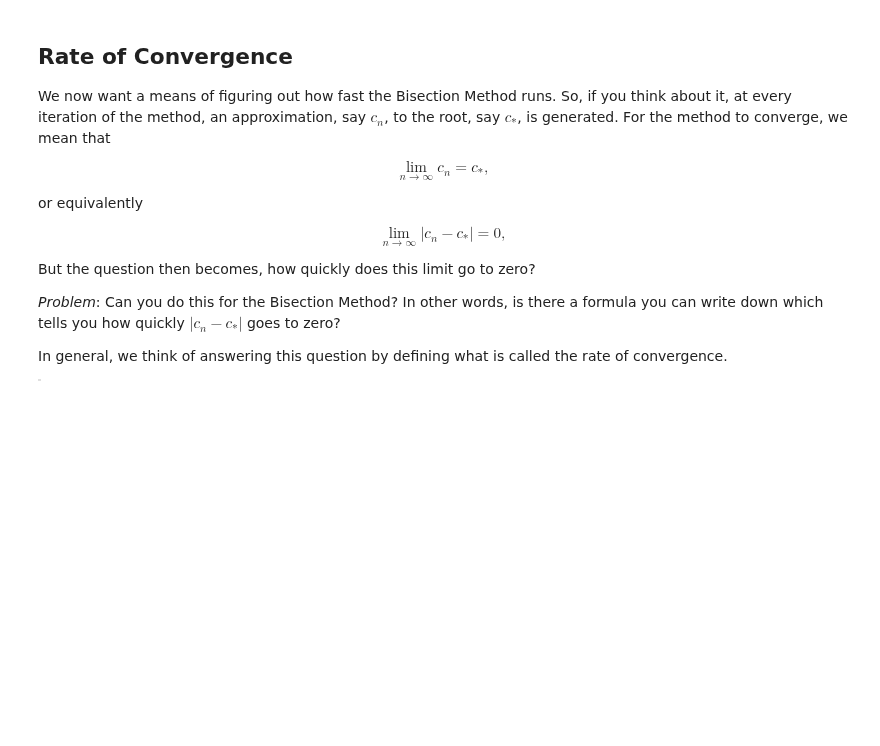
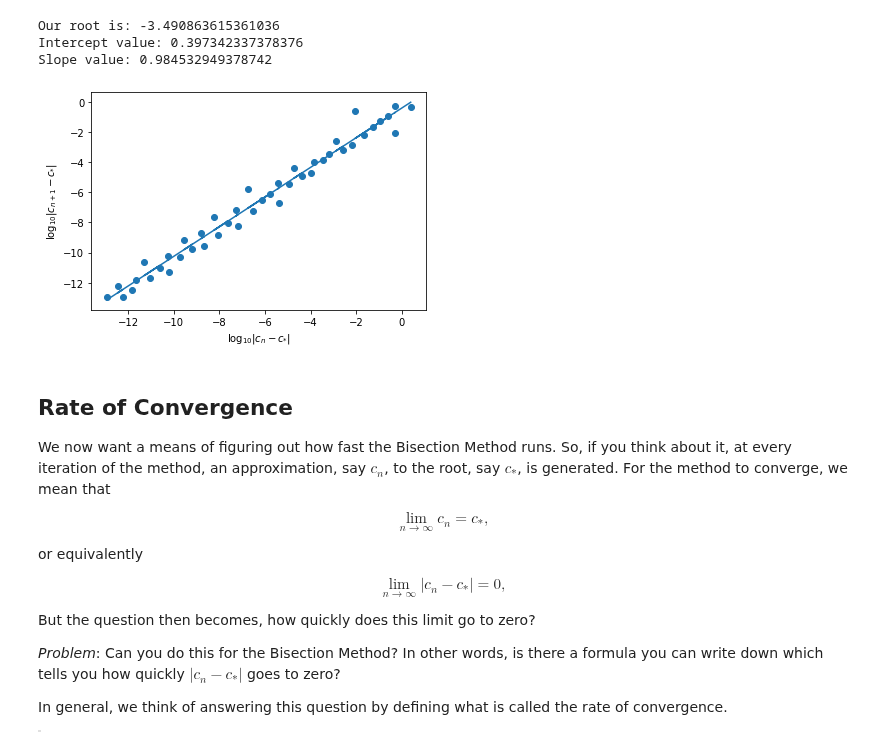
Before and after one commit to cwcurtis/Math-340-Notebooks, a Jupyter notebook: Lectures/Course_Lectures/Lecture_Six_Root_Finding.ipynb, the cells around one changed output. Cells and saved outputs as stored; diff of their text form; code cells hidden in the pictures; blank space fills up the shorter version.

```diff
--- a/Lectures/Course_Lectures/Lecture_Six_Root_Finding.ipynb
+++ b/Lectures/Course_Lectures/Lecture_Six_Root_Finding.ipynb
@@ -26,22 +26,39 @@ The sign change ensures that there is some point $c \in (a,b)$ such that $f(c)=0
 # %%
 def bisec_method(a,b,f,tol):
     fa,fb = f(a),f(b)
-    if #you put code here:
-        c = #you put code here
+    if fa*fb<0:
+        c = (a+b)/2.
         capproxs = np.array([c]) # build an array to record the estimates we make for the root
         fc = f(c)
-        while #and you put a whole lot of code here:
-            if :
-                #
+        while np.abs(fc)>=tol:
+            if fa*fc<0:
+                b = c
             else:
-                #
-                #
-            #
+                fa = fc
+                a = c
+
+            c = (a+b)/2.
+            fc = f(c)
             capproxs = np.append(capproxs,c)
 
-        print "Our root is: %1.15f" %c
+        # print("Our root is: %1.15f" %c)
+        return capproxs
     else:
-        print "Cannot ensure existence of root."
+        print("Cannot ensure existence of root.")
+# %%
+def rate_of_conv(capproxs):
+    tterms = capproxs.size
+    cstar = capproxs[tterms-1]
+    cnp1 = np.log10(np.abs(capproxs[1:tterms-1]-cstar))
+    cn = np.log10(np.abs(capproxs[0:tterms-2]-cstar))
+    ftprms = np.polyfit(cn,cnp1,1)
+    print("Intercept value: %1.15f" %10.**(ftprms[1]))
+    print("Slope value: %1.15f" %ftprms[0])
+
+    plt.scatter(cn,cnp1)
+    plt.plot(cn,(ftprms[0]*cn+ftprms[1]))
+    plt.xlabel("$\log_{10}|c_{n}-c_{*}|$")
+    plt.ylabel("$\log_{10}|c_{n+1}-c_{*}|$")
 # %%
 f = lambda x: x**3 + 3.*x**2 - 2.*x - 1.
 xvals = np.linspace(-5.,3.,int(1e3))
@@ -52,5 +72,11 @@ plt.plot(xvals,zvals,color='g')
 # %%
-bisec_method(-5.,3.,f,1e-13)
+capproxs = bisec_method(-5.,3.,f,1e-13)
+rate_of_conv(capproxs)
+# %% [output]
+Our root is: -3.490863615361036
+Intercept value: 0.397342337378376
+Slope value: 0.984532949378742
+[figure, added]
 # %% [markdown]
 ## Rate of Convergence
 
```
Also changed, not shown: parts of 8 cells of this notebook.
